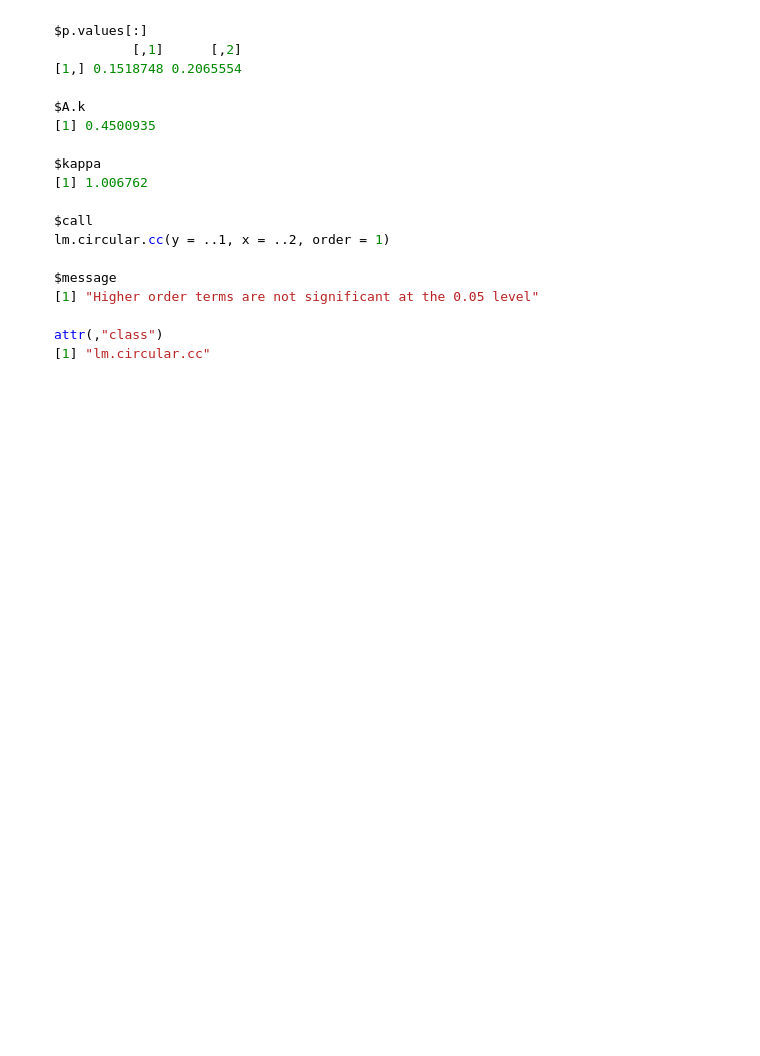
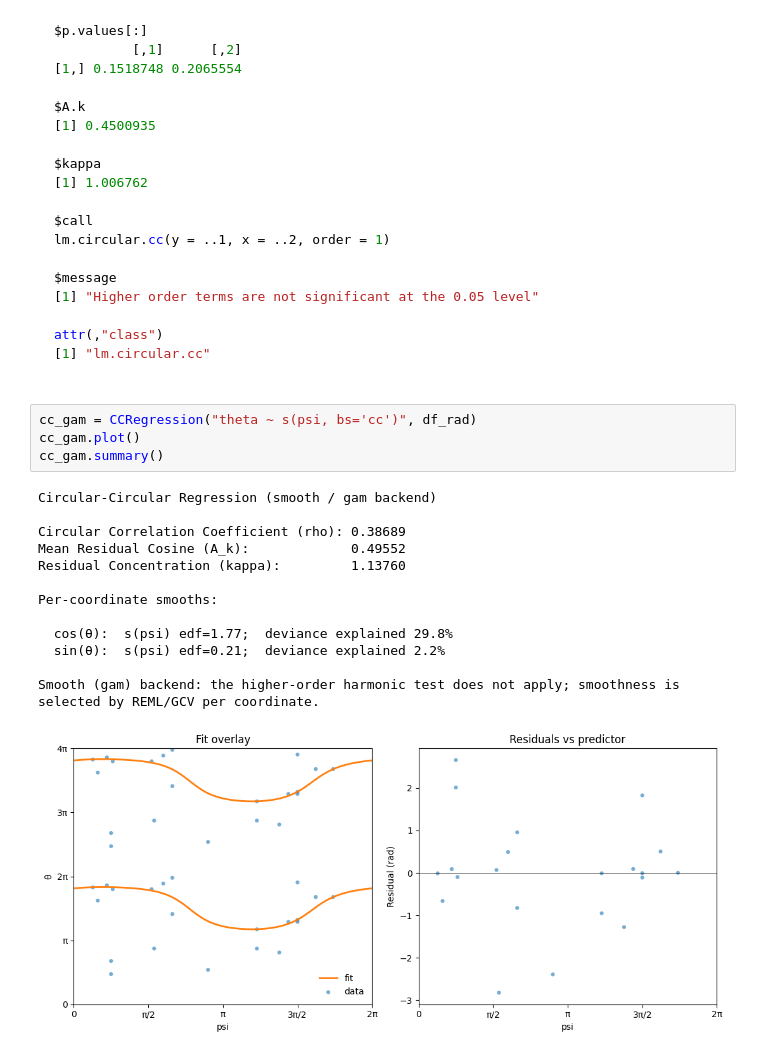
Before and after one commit to circstat/pycircstat2, a Jupyter notebook: examples/T4-regression.ipynb, the cells around one changed output. Drawn from its saved outputs; the diff is of its cells as text; blank space fills up the shorter version.

Commit message:
add: gam for LC/CCRegression

```diff
--- a/examples/T4-regression.ipynb
+++ b/examples/T4-regression.ipynb
@@ -475,6 +459,24 @@ $message
 
 attr(,"class")
 [1] "lm.circular.cc"
+# %%
+cc_gam = CCRegression("theta ~ s(psi, bs='cc')", df_rad)
+cc_gam.plot()
+cc_gam.summary()
+# %% [output]
+Circular-Circular Regression (smooth / gam backend)
+
+Circular Correlation Coefficient (rho): 0.38689
+Mean Residual Cosine (A_k):             0.49552
+Residual Concentration (kappa):         1.13760
+
+Per-coordinate smooths:
+
+  cos(θ):  s(psi) edf=1.77;  deviance explained 29.8%
+  sin(θ):  s(psi) edf=0.21;  deviance explained 2.2%
+
+Smooth (gam) backend: the higher-order harmonic test does not apply; smoothness is selected by REML/GCV per coordinate.
+[figure, added]
 # %%
 %load_ext watermark
 %watermark --time --date --timezone --updated --python --iversions --watermark
```
Also changed, not shown: parts of 7 cells of this notebook, 4 other files.
